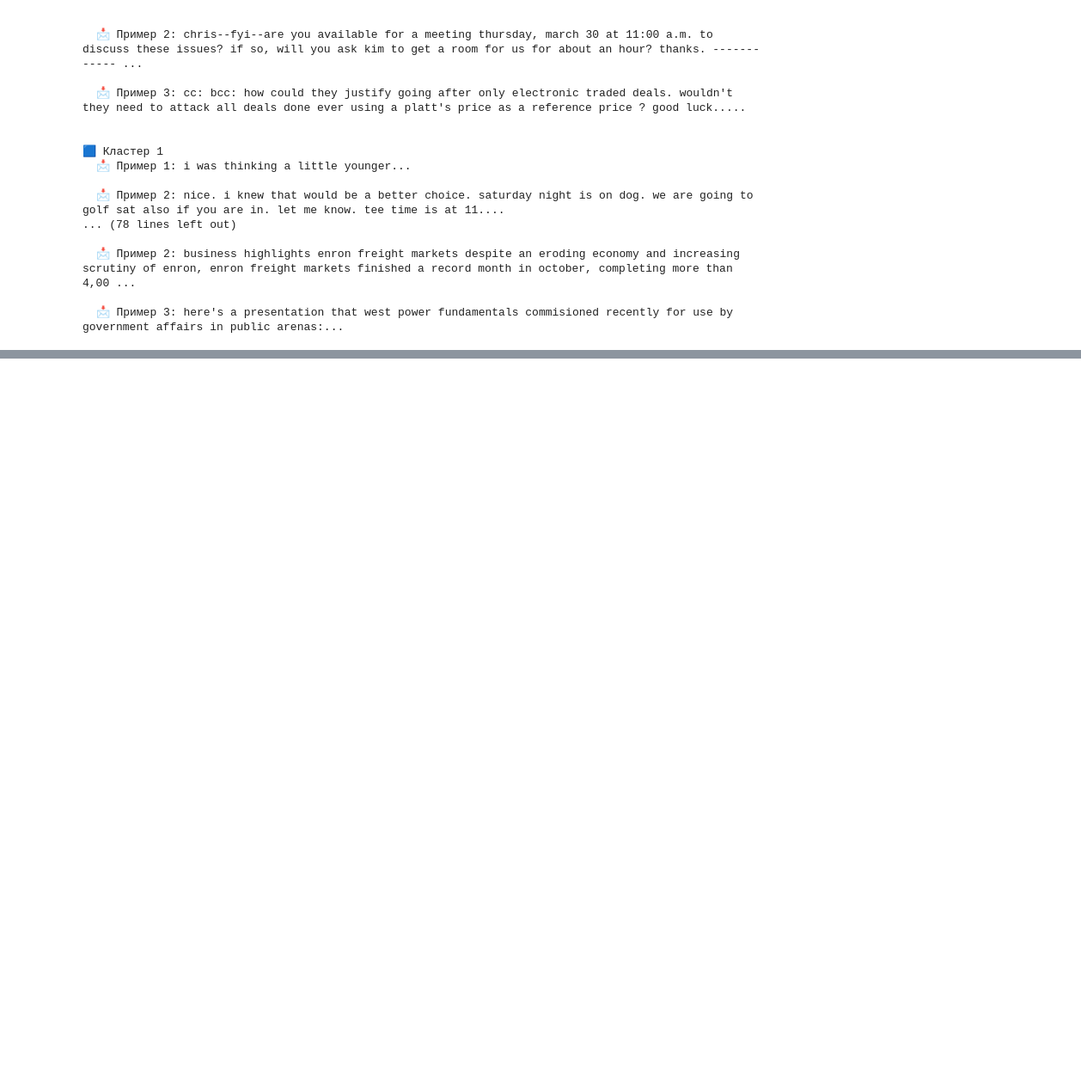
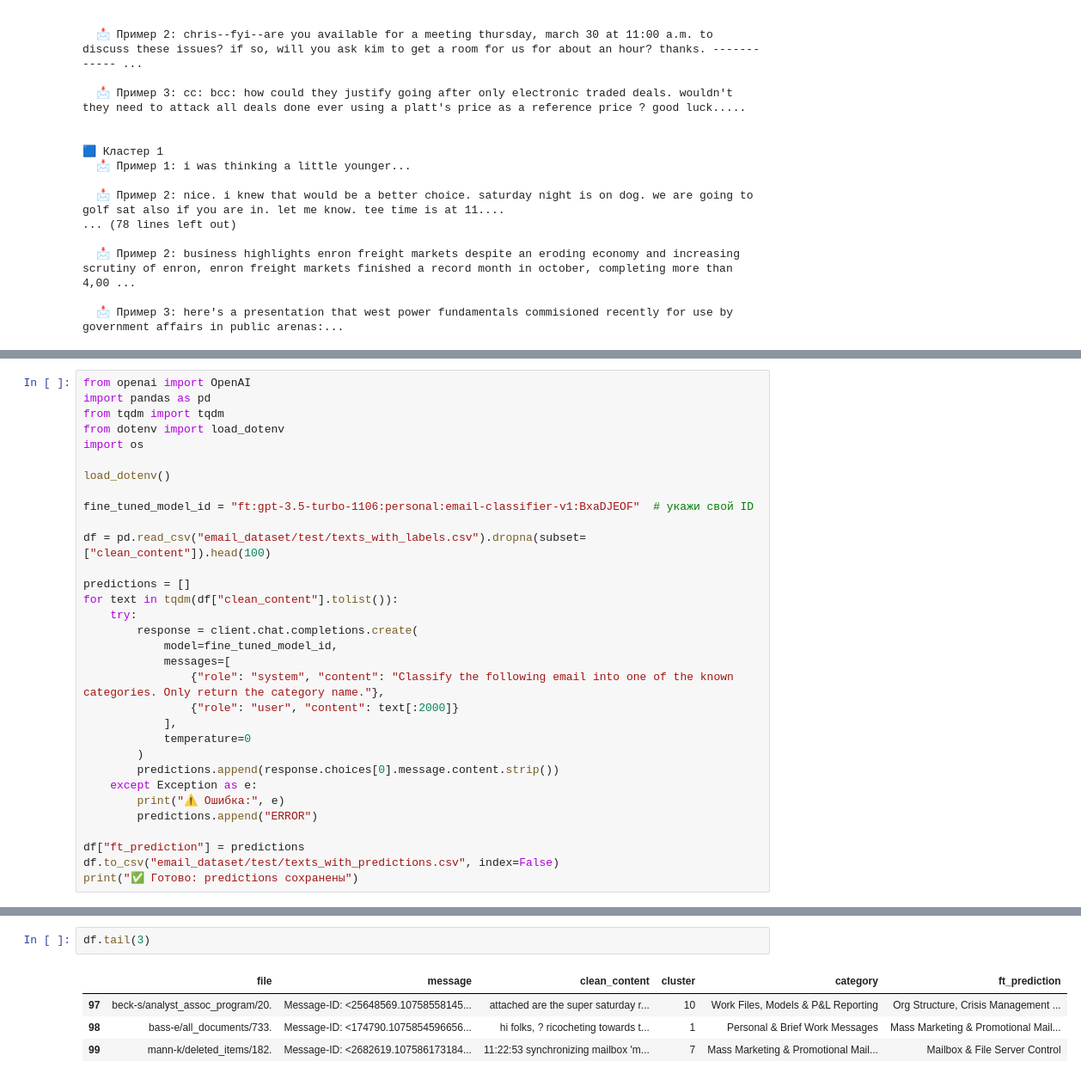
Before and after one commit to BedPled/matrixdna_assigment, a Jupyter notebook: notebooks/main.ipynb, the cells around one changed output, grey strips where cells are left out. Shown at 86% size. Cells and saved outputs as stored; diff of their text form; blank space fills up the shorter version.

```diff
--- a/notebooks/main.ipynb
+++ b/notebooks/main.ipynb
@@ -270,0 +430,32 @@ print("✅ Кластеры переименованы в категории и
+# %%
+from openai import OpenAI
+import pandas as pd
+from tqdm import tqdm
+from dotenv import load_dotenv
+import os
+
+load_dotenv()
+
+fine_tuned_model_id = "ft:gpt-3.5-turbo-1106:personal:email-classifier-v1:BxaDJEOF"  # укажи свой ID
+
+df = pd.read_csv("email_dataset/test/texts_with_labels.csv").dropna(subset=["clean_content"]).head(100)
+
+predictions = []
+for text in tqdm(df["clean_content"].tolist()):
+    try:
+        response = client.chat.completions.create(
+            model=fine_tuned_model_id,
+            messages=[
+                {"role": "system", "content": "Classify the following email into one of the known categories. Only return the category name."},
+                {"role": "user", "content": text[:2000]}
+            ],
+            temperature=0
+        )
+        predictions.append(response.choices[0].message.content.strip())
+    except Exception as e:
+        print("⚠️ Ошибка:", e)
+        predictions.append("ERROR")
+
+df["ft_prediction"] = predictions
+df.to_csv("email_dataset/test/texts_with_predictions.csv", index=False)
+print("✅ Готово: predictions сохранены")
@@ -270,0 +523,7 @@ print("✅ Кластеры переименованы в категории и
+# %%
+df.tail(3)
+# %% [output]
+|  | file | message | clean_content | cluster | category | ft_prediction |
+| 97 | beck-s/analyst_assoc_program/20. | Message-ID: <25648569.10758558145... | attached are the super saturday r... | 10 | Work Files, Models & P&L Reporting | Org Structure, Crisis Management ... |
+| 98 | bass-e/all_documents/733. | Message-ID: <174790.1075854596656... | hi folks, ? ricocheting towards t... | 1 | Personal & Brief Work Messages | Mass Marketing & Promotional Mail... |
+| 99 | mann-k/deleted_items/182. | Message-ID: <2682619.107586173184... | 11:22:53 synchronizing mailbox 'm... | 7 | Mass Marketing & Promotional Mail... | Mailbox & File Server Control |
```
Also changed, not shown: parts of 14 cells of this notebook, 8 other files.
